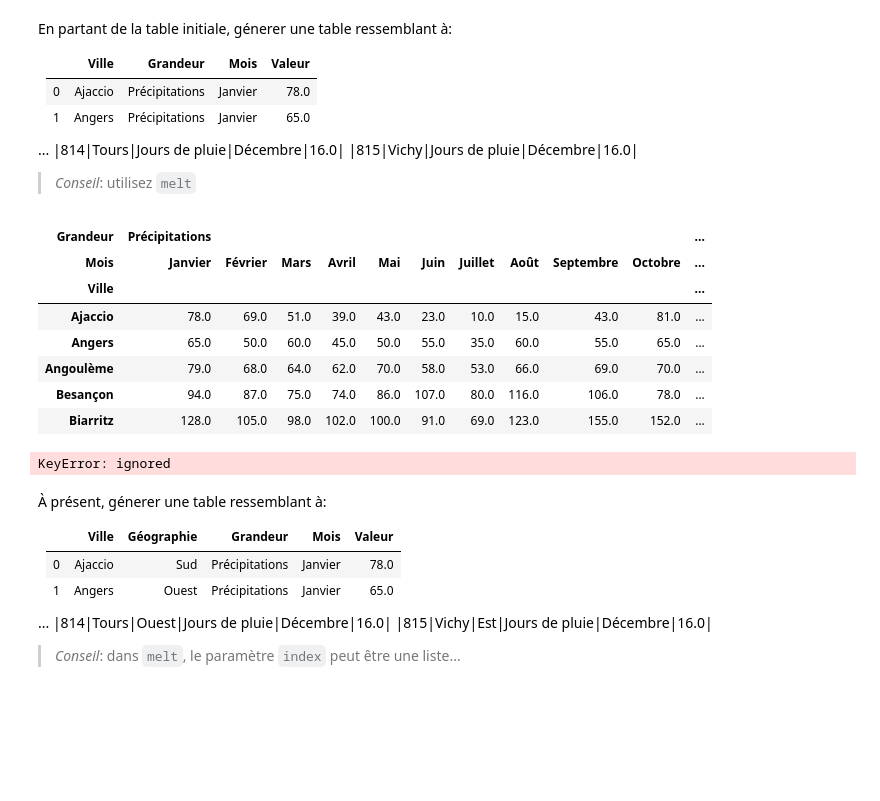
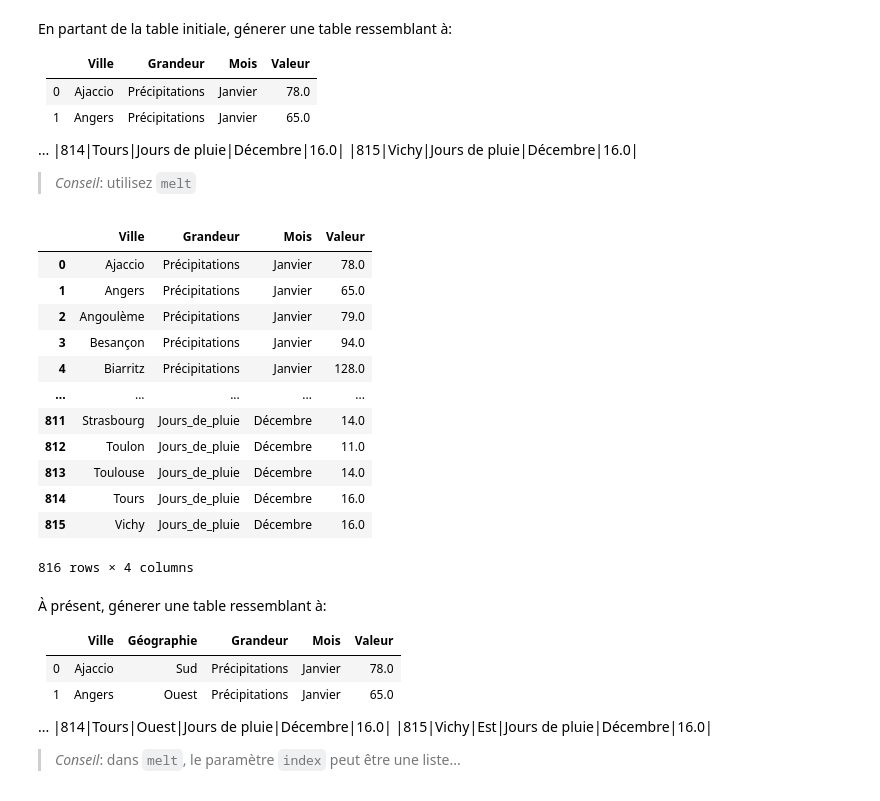
Before and after one commit to campusplage/compte-rendus-sparkles_of_majesty, a Jupyter notebook: TP1_pandas.ipynb, the cells around one changed output. Cells and saved outputs as stored; diff of their text form; code cells hidden in the pictures; blank space fills up the shorter version.

```diff
--- a/TP1_pandas.ipynb
+++ b/TP1_pandas.ipynb
@@ -315,23 +316,24 @@ En partant de la table initiale, génerer une table ressemblant à:
 |815|Vichy|Jours de pluie|Décembre|16.0|
 
 > _Conseil_: utilisez `melt`
-# %%
-data.head()
-# %% [output]
-| Grandeur | Précipitations |  |  |  |  |  |  |  |  |  | ... |
-| Mois | Janvier | Février | Mars | Avril | Mai | Juin | Juillet | Août | Septembre | Octobre | ... |
-| Ville |  |  |  |  |  |  |  |  |  |  | ... |
-| Ajaccio | 78.0 | 69.0 | 51.0 | 39.0 | 43.0 | 23.0 | 10.0 | 15.0 | 43.0 | 81.0 | ... |
-| Angers | 65.0 | 50.0 | 60.0 | 45.0 | 50.0 | 55.0 | 35.0 | 60.0 | 55.0 | 65.0 | ... |
-| Angoulème | 79.0 | 68.0 | 64.0 | 62.0 | 70.0 | 58.0 | 53.0 | 66.0 | 69.0 | 70.0 | ... |
-| Besançon | 94.0 | 87.0 | 75.0 | 74.0 | 86.0 | 107.0 | 80.0 | 116.0 | 106.0 | 78.0 | ... |
-| Biarritz | 128.0 | 105.0 | 98.0 | 102.0 | 100.0 | 91.0 | 69.0 | 123.0 | 155.0 | 152.0 | ... |
 # %%
 # premier pivot des données avec melt
 #data.reset_index().melt(id_vars="Ville", value_vars=, value_name="Valeur")
-data["Mois"]
+data.reset_index().melt(id_vars="Ville", value_vars= ['Précipitations', 'Jours_de_pluie'], value_name="Valeur")
 # %% [output]
+|  | Ville | Grandeur | Mois | Valeur |
+| 0 | Ajaccio | Précipitations | Janvier | 78.0 |
+| 1 | Angers | Précipitations | Janvier | 65.0 |
+| 2 | Angoulème | Précipitations | Janvier | 79.0 |
+| 3 | Besançon | Précipitations | Janvier | 94.0 |
+| 4 | Biarritz | Précipitations | Janvier | 128.0 |
+| ... | ... | ... | ... | ... |
+| 811 | Strasbourg | Jours_de_pluie | Décembre | 14.0 |
+| 812 | Toulon | Jours_de_pluie | Décembre | 11.0 |
+| 813 | Toulouse | Jours_de_pluie | Décembre | 14.0 |
+| 814 | Tours | Jours_de_pluie | Décembre | 16.0 |
+| 815 | Vichy | Jours_de_pluie | Décembre | 16.0 |
-KeyError: ignored
+816 rows × 4 columns
 # %% [markdown]
 À présent, génerer une table ressemblant à:
 
```
Also changed, not shown: parts of 4 cells of this notebook.
